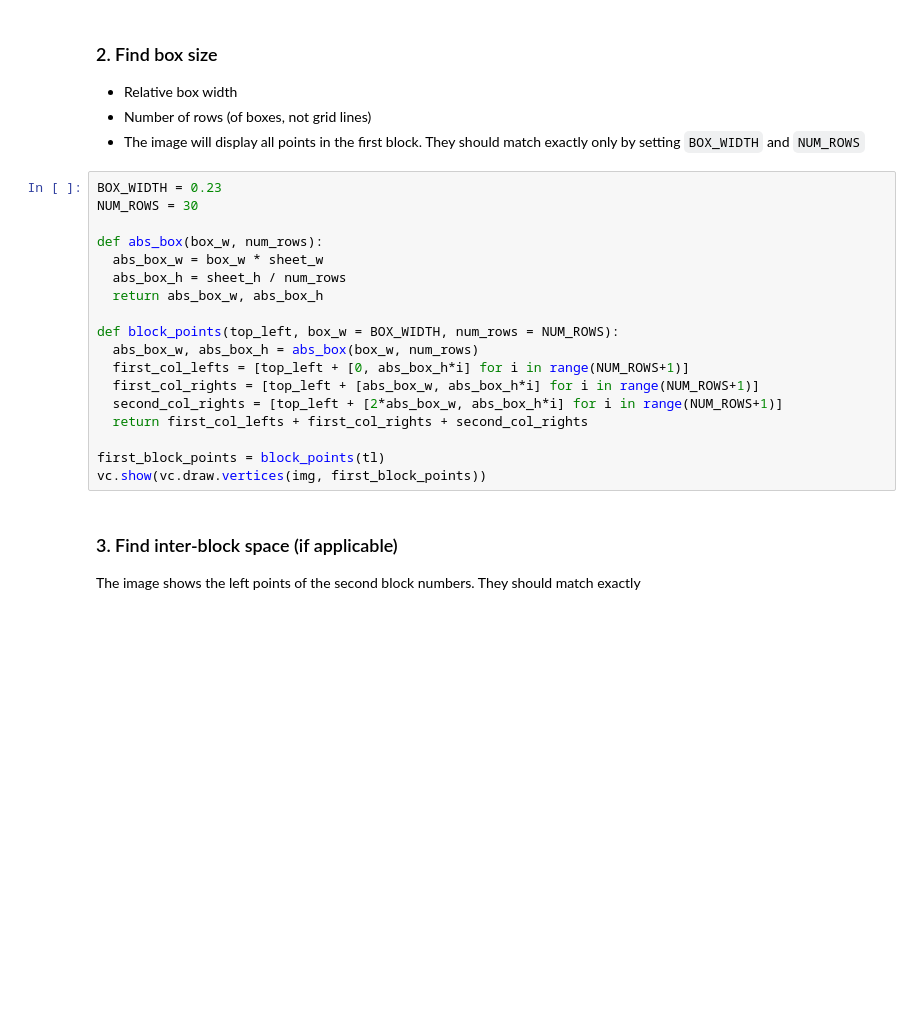
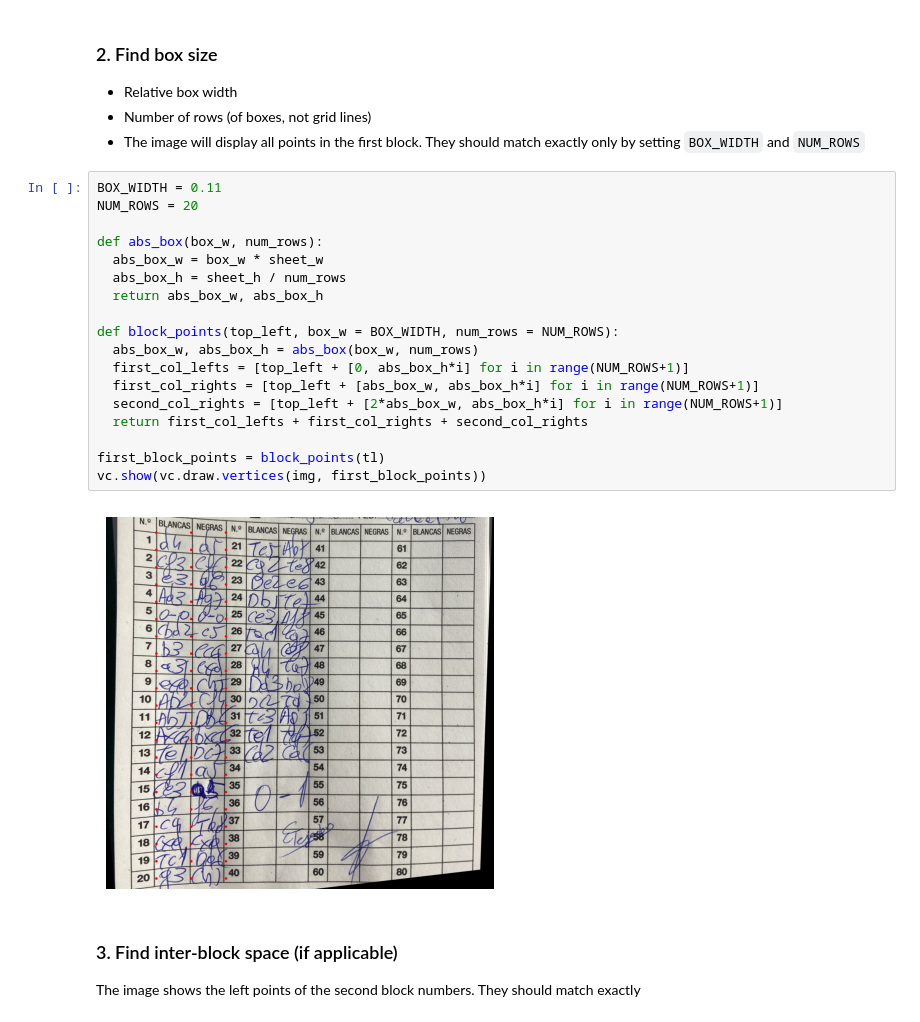
Before and after one commit to moveread/scoresheet-models, a Jupyter notebook: scripts/new-model.ipynb, the cells around one changed output. Saved outputs shown, nothing was run; the diff lists cells and outputs as text; blank space fills up the shorter version.

```diff
--- a/scripts/new-model.ipynb
+++ b/scripts/new-model.ipynb
@@ -37,23 +39,25 @@ vc.show(vc.draw.vertices(img, [tl, br], radius=10))
 - Number of rows (of boxes, not grid lines)
 - The image will display all points in the first block. They should match exactly only by setting `BOX_WIDTH` and `NUM_ROWS`
 # %%
-BOX_WIDTH = 0.23
-NUM_ROWS = 30
+BOX_WIDTH = 0.11
+NUM_ROWS = 20
 
 def abs_box(box_w, num_rows):
   abs_box_w = box_w * sheet_w
   abs_box_h = sheet_h / num_rows
   return abs_box_w, abs_box_h
 
 def block_points(top_left, box_w = BOX_WIDTH, num_rows = NUM_ROWS):
   abs_box_w, abs_box_h = abs_box(box_w, num_rows)
   first_col_lefts = [top_left + [0, abs_box_h*i] for i in range(NUM_ROWS+1)]
   first_col_rights = [top_left + [abs_box_w, abs_box_h*i] for i in range(NUM_ROWS+1)]
   second_col_rights = [top_left + [2*abs_box_w, abs_box_h*i] for i in range(NUM_ROWS+1)]
   return first_col_lefts + first_col_rights + second_col_rights
 
 first_block_points = block_points(tl)
 vc.show(vc.draw.vertices(img, first_block_points))
+# %% [output]
+[figure, added]
 # %% [markdown]
 ### 3. Find inter-block space (if applicable)
 The image shows the left points of the second block numbers. They should match exactly
```
Also changed, not shown: parts of 12 cells of this notebook, 5 other files.
